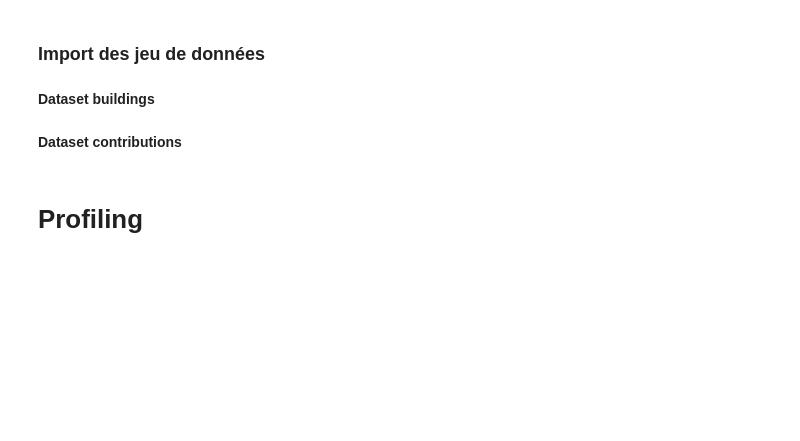
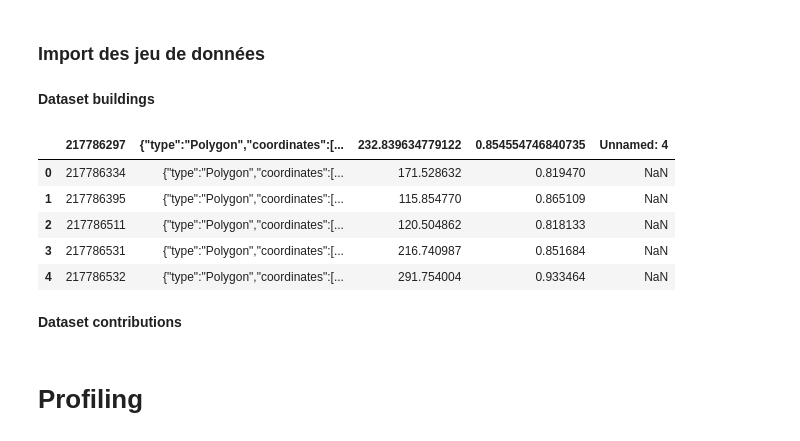
Before and after one commit to etalab-ia/DGML, a Jupyter notebook: datasets_list/orientation_toits.ipynb, the cells around one changed output. Drawn from its saved outputs; the diff is of its cells as text; code cells hidden in the pictures; blank space fills up the shorter version.

```diff
--- a/datasets_list/orientation_toits.ipynb
+++ b/datasets_list/orientation_toits.ipynb
@@ -13,6 +13,15 @@ from pandas_profiling import ProfileReport
 # %%
 url_build = "https://www.data.gouv.fr/fr/datasets/r/849fa6c2-7d0b-46b8-9814-29bf18b35bfa"
 data_build = pd.read_csv(url_build, compression='gzip', error_bad_lines=False)
+# %%
+data_build.head()
+# %% [output]
+|  | 217786297 | {"type":"Polygon","coordinates":[... | 232.839634779122 | 0.854554746840735 | Unnamed: 4 |
+| 0 | 217786334 | {"type":"Polygon","coordinates":[... | 171.528632 | 0.819470 | NaN |
+| 1 | 217786395 | {"type":"Polygon","coordinates":[... | 115.854770 | 0.865109 | NaN |
+| 2 | 217786511 | {"type":"Polygon","coordinates":[... | 120.504862 | 0.818133 | NaN |
+| 3 | 217786531 | {"type":"Polygon","coordinates":[... | 216.740987 | 0.851684 | NaN |
+| 4 | 217786532 | {"type":"Polygon","coordinates":[... | 291.754004 | 0.933464 | NaN |
 # %% [markdown]
 **Dataset contributions**
 # %%
```
Also changed, not shown: parts of 1 cell of this notebook, 2 other files.
